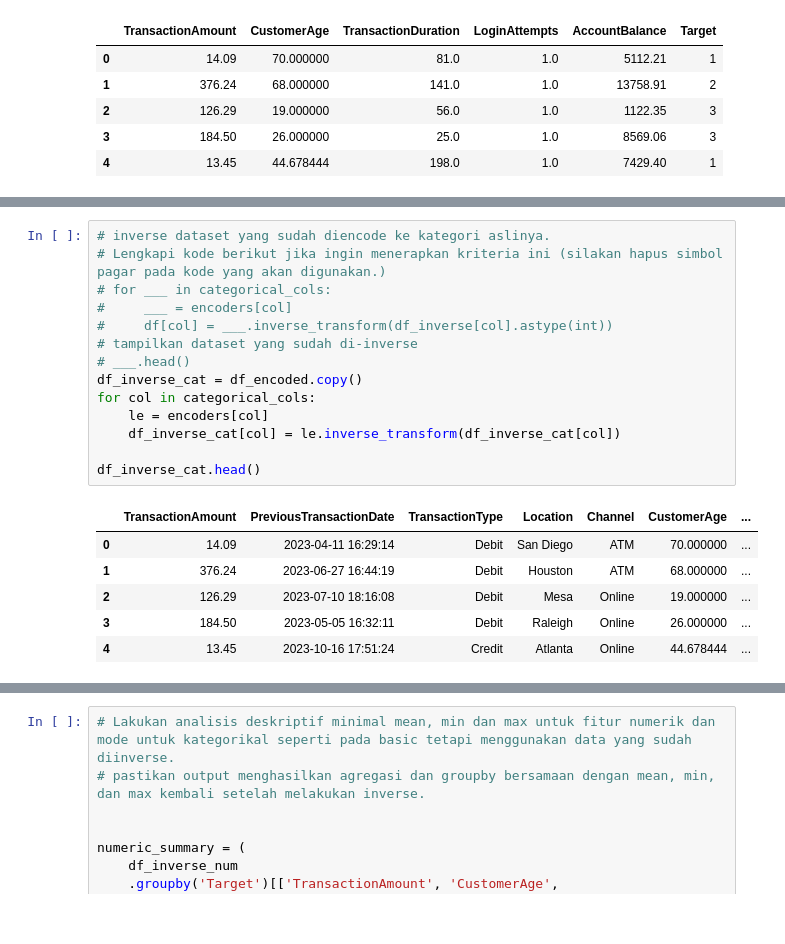
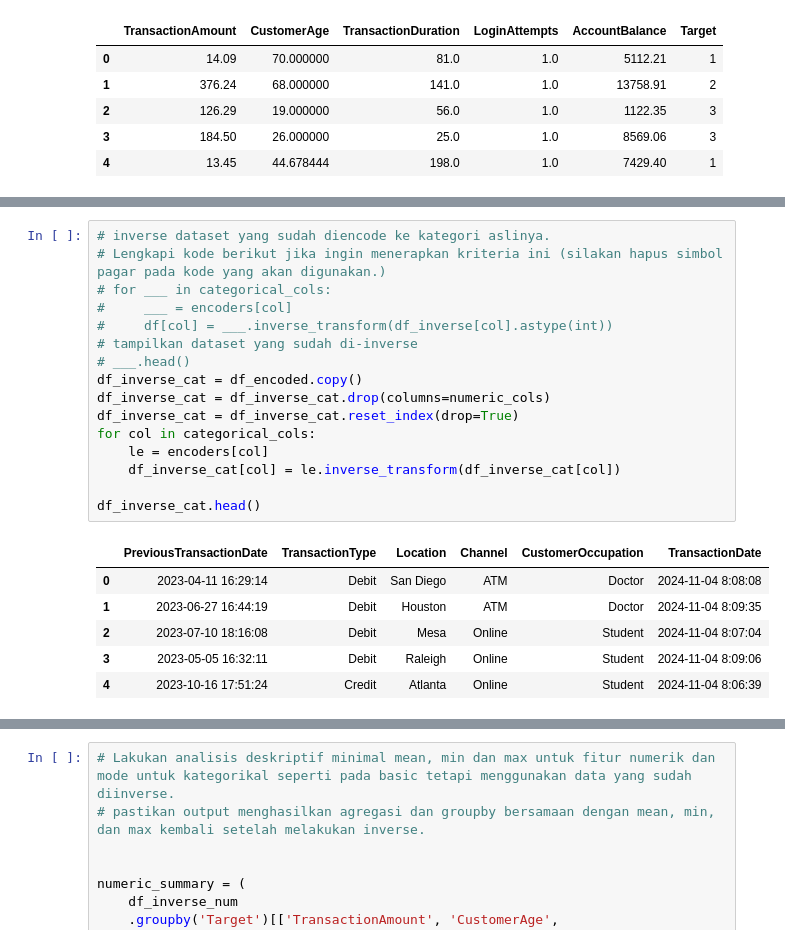
Before and after one commit to m8tyx/Proyek-ML, a Jupyter notebook: [Clustering]_Submission_Akhir_BMLP_Your_Name.ipynb, the cells around one changed output, grey strips where cells are left out. Cells and saved outputs as stored; diff of their text form.

```diff
--- a/[Clustering]_Submission_Akhir_BMLP_Your_Name.ipynb
+++ b/[Clustering]_Submission_Akhir_BMLP_Your_Name.ipynb
@@ -764,21 +780,23 @@ df_inverse_num.head()
 # %%
 # inverse dataset yang sudah diencode ke kategori aslinya.
 # Lengkapi kode berikut jika ingin menerapkan kriteria ini (silakan hapus simbol pagar pada kode yang akan digunakan.)
 # for ___ in categorical_cols:
 #     ___ = encoders[col]
 #     df[col] = ___.inverse_transform(df_inverse[col].astype(int))
 # tampilkan dataset yang sudah di-inverse
 # ___.head()
 df_inverse_cat = df_encoded.copy()
+df_inverse_cat = df_inverse_cat.drop(columns=numeric_cols)
+df_inverse_cat = df_inverse_cat.reset_index(drop=True)
 for col in categorical_cols:
     le = encoders[col]
     df_inverse_cat[col] = le.inverse_transform(df_inverse_cat[col])
 
 df_inverse_cat.head()
 # %% [output]
-|  | TransactionAmount | PreviousTransactionDate | TransactionType | Location | Channel | CustomerAge | ... |
-| 0 | 14.09 | 2023-04-11 16:29:14 | Debit | San Diego | ATM | 70.000000 | ... |
-| 1 | 376.24 | 2023-06-27 16:44:19 | Debit | Houston | ATM | 68.000000 | ... |
-| 2 | 126.29 | 2023-07-10 18:16:08 | Debit | Mesa | Online | 19.000000 | ... |
-| 3 | 184.50 | 2023-05-05 16:32:11 | Debit | Raleigh | Online | 26.000000 | ... |
-| 4 | 13.45 | 2023-10-16 17:51:24 | Credit | Atlanta | Online | 44.678444 | ... |
+|  | PreviousTransactionDate | TransactionType | Location | Channel | CustomerOccupation | TransactionDate |
+| 0 | 2023-04-11 16:29:14 | Debit | San Diego | ATM | Doctor | 2024-11-04 8:08:08 |
+| 1 | 2023-06-27 16:44:19 | Debit | Houston | ATM | Doctor | 2024-11-04 8:09:35 |
+| 2 | 2023-07-10 18:16:08 | Debit | Mesa | Online | Student | 2024-11-04 8:07:04 |
+| 3 | 2023-05-05 16:32:11 | Debit | Raleigh | Online | Student | 2024-11-04 8:09:06 |
+| 4 | 2023-10-16 17:51:24 | Credit | Atlanta | Online | Student | 2024-11-04 8:06:39 |
```
Also changed, not shown: parts of 5 cells of this notebook, 4 other files.
